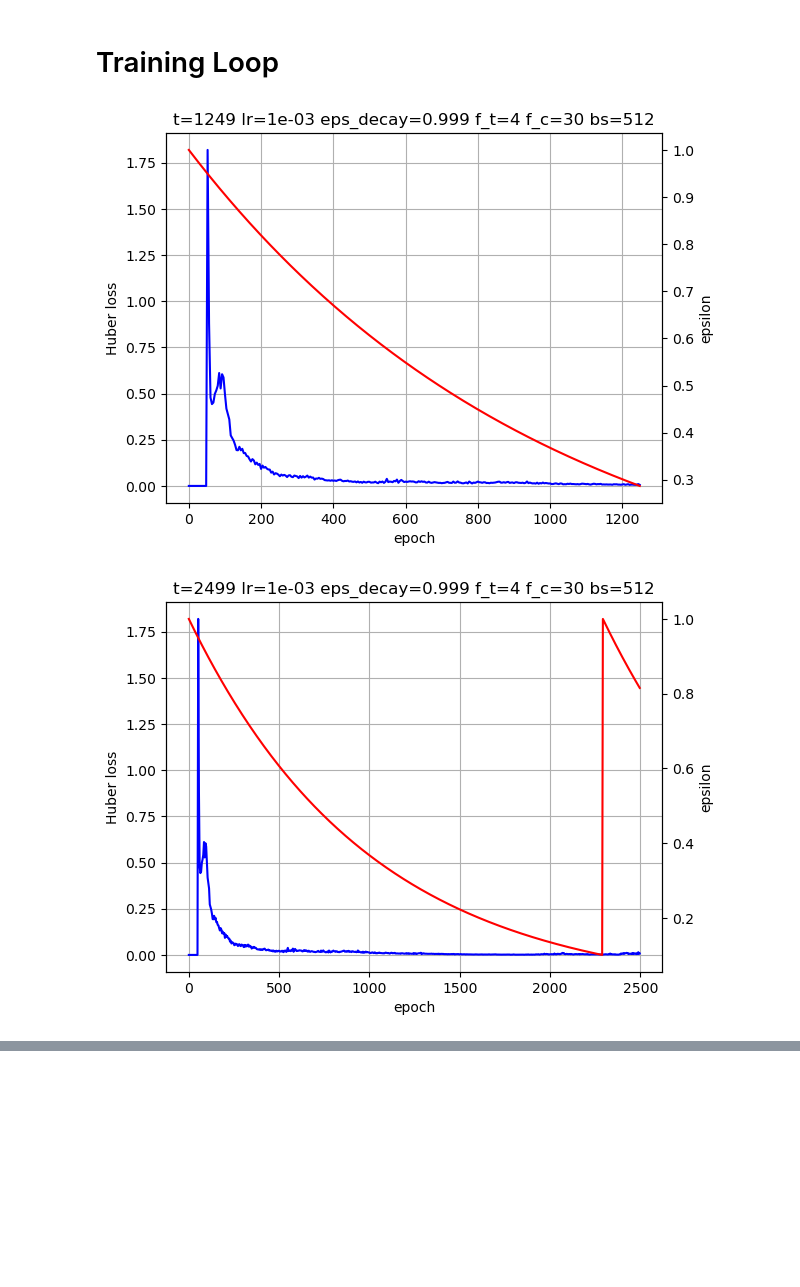
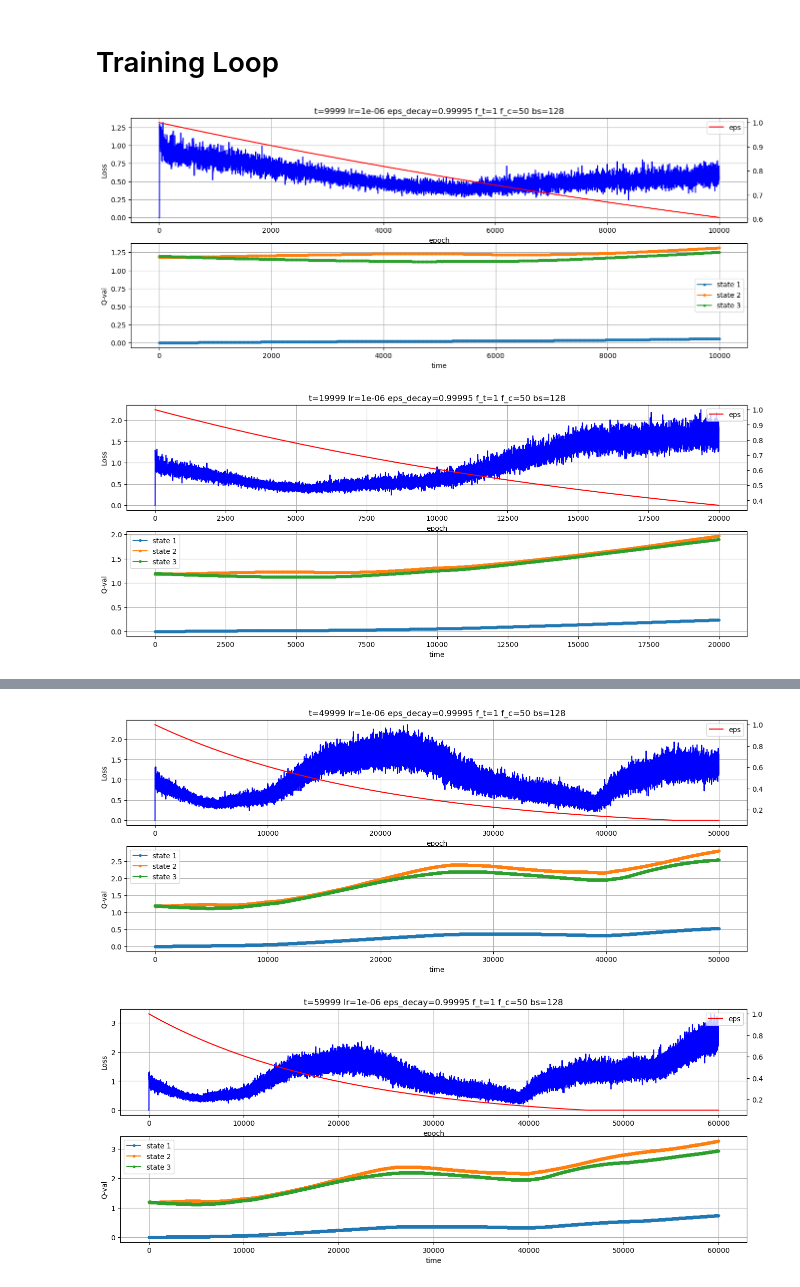
Before and after one commit to Wikcio1618/conn4-rl, a Jupyter notebook: lab.ipynb, the cells around one changed output, grey strips where cells are left out. Cells and saved outputs as stored; diff of their text form; code cells hidden in the pictures; blank space fills up the shorter version.

Commit message:
model and hyperparameters struggles; self-play; exploding q-values and error even with lr=1e-6

```diff
--- a/lab.ipynb
+++ b/lab.ipynb
@@ -144,18 +177,19 @@ import torch.nn as nn
 # TODO fine tune
 eps = 1
 eps_min = 0.1
-eps_decay = 0.999
-epochs = 5*10**3
-batch_size = 64*8
-train_freq = 4
-target_update_freq = 30
-checkpoint_freq = epochs // 4
+eps_decay = 0.99995
+epochs = 10**5
+batch_size = 64*2
+train_freq = 1
+target_update_freq = 50
+eval_freq = 10
+checkpoint_freq = epochs // 10
 gamma = 0.99
-lr = 1e-3
+lr = 1e-6
 
 # TODO TEST OTHER
-loss_class = nn.MSELoss
-# loss_class = nn.HuberLoss
+# loss_class = nn.MSELoss()
+loss_class = nn.HuberLoss()
 # %% [markdown]
 # Initialize Models
 # %%
@@ -194,45 +228,62 @@ import matplotlib.pyplot as plt
 losses = []
 times = []
 EPS = []
 results = []
-points = 0
+eval_times = []
+eval_scores1 = [], []
+eval_qval1 = []
+eval_qval2  = []
+eval_qval3 = []
 
 for t in tqdm(range(epochs)):
     exp_list = play_exp_game(agent1, agent2, eps)
     replay_buffer.extend(exp_list)
 
     if not t % train_freq:
-        loss = train_step(main_model, target_model, optimizer, replay_buffer, gamma, batch_size, loss_class)
-
-        # if len(replay_buffer) > 10000:
-        #     replay_buffer.clear_oldest(train_freq * len(exp_list))
-
+        loss = train_step(main_model, target_model, optimizer, replay_buffer, gamma, batch_size, loss_class, device)
         times.append(t)
         losses.append(loss)
         EPS.append(eps)
 
     if not t % target_update_freq:
         target_model.load_state_dict(main_model.state_dict())
 
+    if not t % eval_freq:
+        eval_times.append(t)
+        # eval_scores1.append(play_eval_game(agent1, num_games=20))
+        q_val = get_max_qval(main_model, device=device)
+        eval_qval1.append(q_val[0])
+        eval_qval2.append(q_val[1])
+        eval_qval3.append(q_val[2])
+
     if not (t+1) % checkpoint_freq:
         stamp = datetime.now().strftime("%d%m%y-%H%M%S")
         path = rf'models/cp{t//checkpoint_freq}_{stamp}.pth'
         torch.save(main_model, path)
 
-        plt.clf()
+        plt.figure(figsize=(16, 6))
+        plt.subplot(211)
         plt.plot(times, losses, 'b-')
         plt.xlabel("epoch")
-        plt.ylabel("Huber loss")
+        plt.ylabel("Loss")
         plt.grid()
         ax2 = plt.twinx()
-        ax2.plot(times, EPS, 'r-')
-        ax2.set_ylabel('epsilon')
+        ax2.plot(times, EPS, 'r-', label='eps')
+        ax2.legend()
         plt.title(f't={t} lr={lr:.0e} eps_decay={eps_decay} f_t={train_freq} f_c={target_update_freq} bs={batch_size}')
+
+        plt.subplot(212)
+        plt.plot(eval_times, eval_qval1, 'o-', markersize=3, label=f'state 1')
+        plt.plot(eval_times, eval_qval2, 'o-', markersize=3, label=f'state 2')
+        plt.plot(eval_times, eval_qval3, 'o-', markersize=3, label=f'state 3')
+        plt.xlabel('time')
+        plt.ylabel('Q-val')
+        plt.legend()
+        plt.grid()
         plt.show()
 
-    eps *= eps_decay
-    if eps < eps_min + 0.001:
-        eps = 1
+    if eps > eps_min:
+        eps *= eps_decay
 # %% [output]
-[figure, old version]
+[figure, new version]
-[figure, old version]
+[figure, new version]
@@ -240,0 +292,2 @@ for t in tqdm(range(epochs)):
+[figure, added]
+[figure, added]
```
Also changed, not shown: parts of 12 cells of this notebook, 4 other files.
